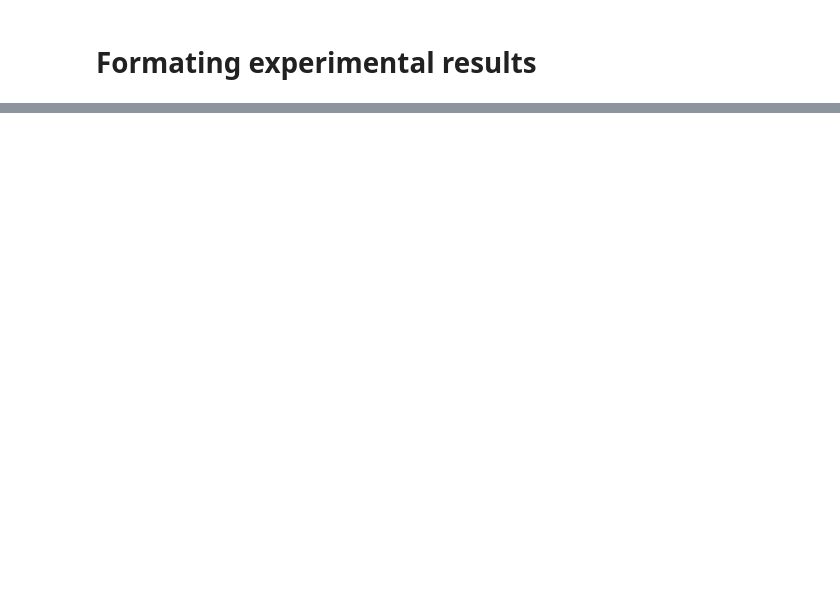
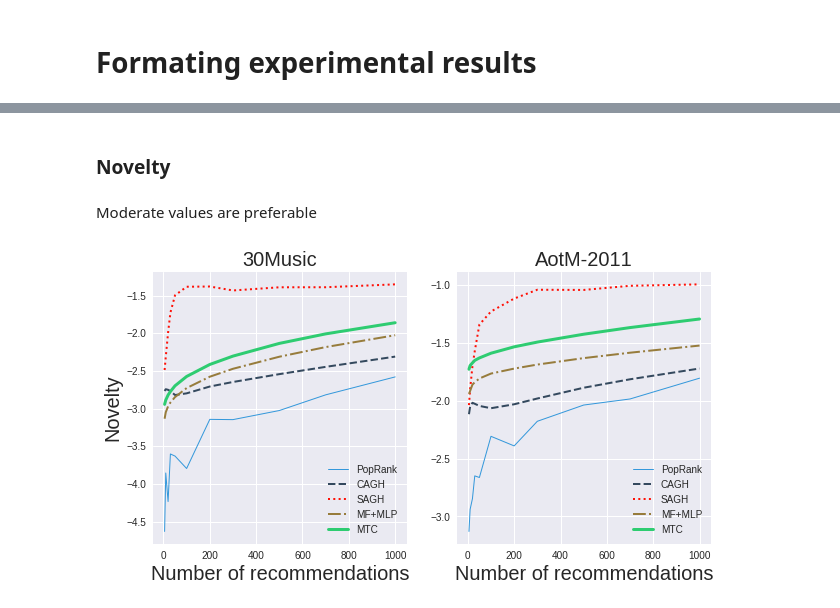
Before and after one commit to chengsoonong/digbeta, a Jupyter notebook: dchen/music/format_results.ipynb, the cells around one changed output, grey strips where cells are left out. Saved outputs shown, nothing was run; the diff lists cells and outputs as text; code cells hidden in the pictures; blank space fills up the shorter version.

```diff
--- a/dchen/music/format_results.ipynb
+++ b/dchen/music/format_results.ipynb
@@ -168,0 +304,9 @@ plt.savefig('%s-%d.svg' % (dataset_name, task))
+# %% [markdown]
+### Novelty
+# %% [markdown]
+Moderate values are preferable
+# %%
+gen_curve('setting1', ('Novelty', 'Novelty'), algos[:-1] + [('mf', 'MF+MLP'), ('mtc', 'MTC')], svgfile='nov1.svg',
+          legend_loc='lower right')
+# %% [output]
+[figure, added]
```
Also changed, not shown: parts of 66 cells of this notebook.
